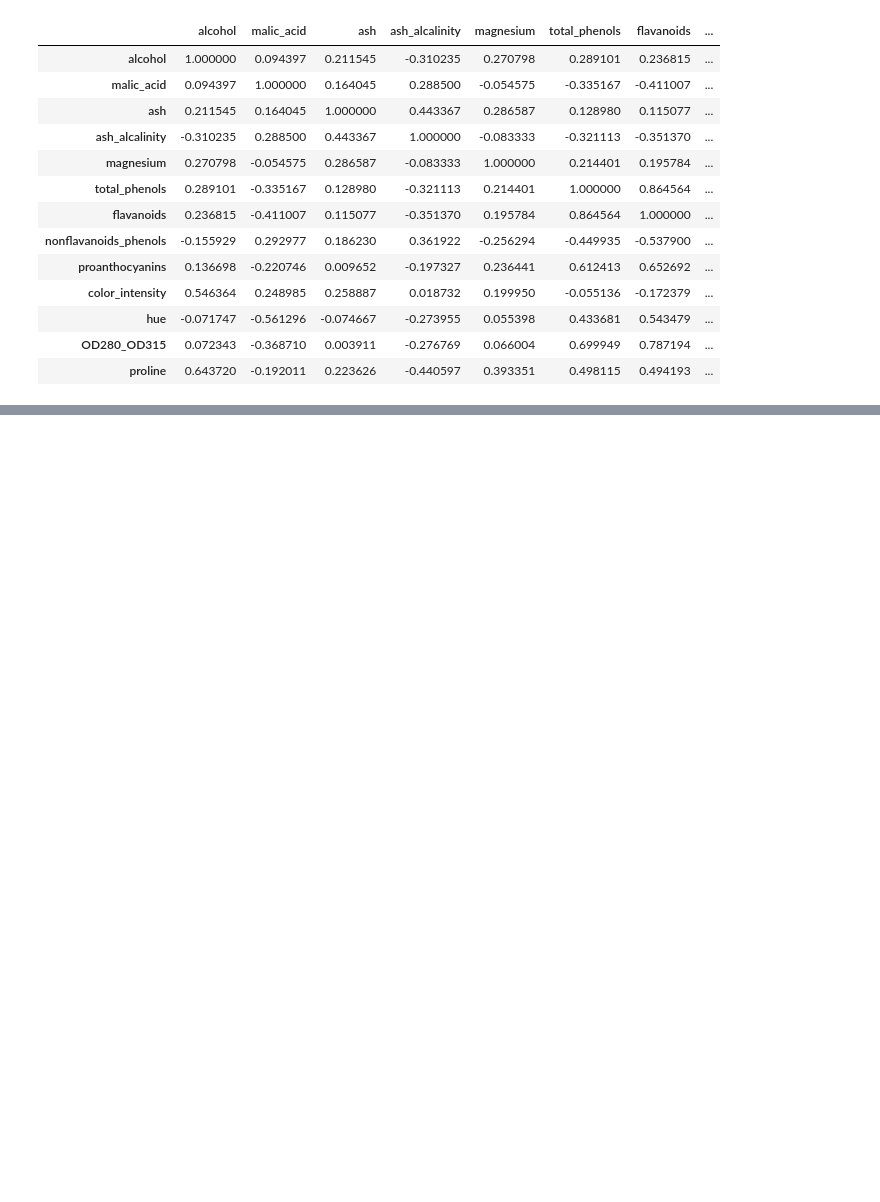
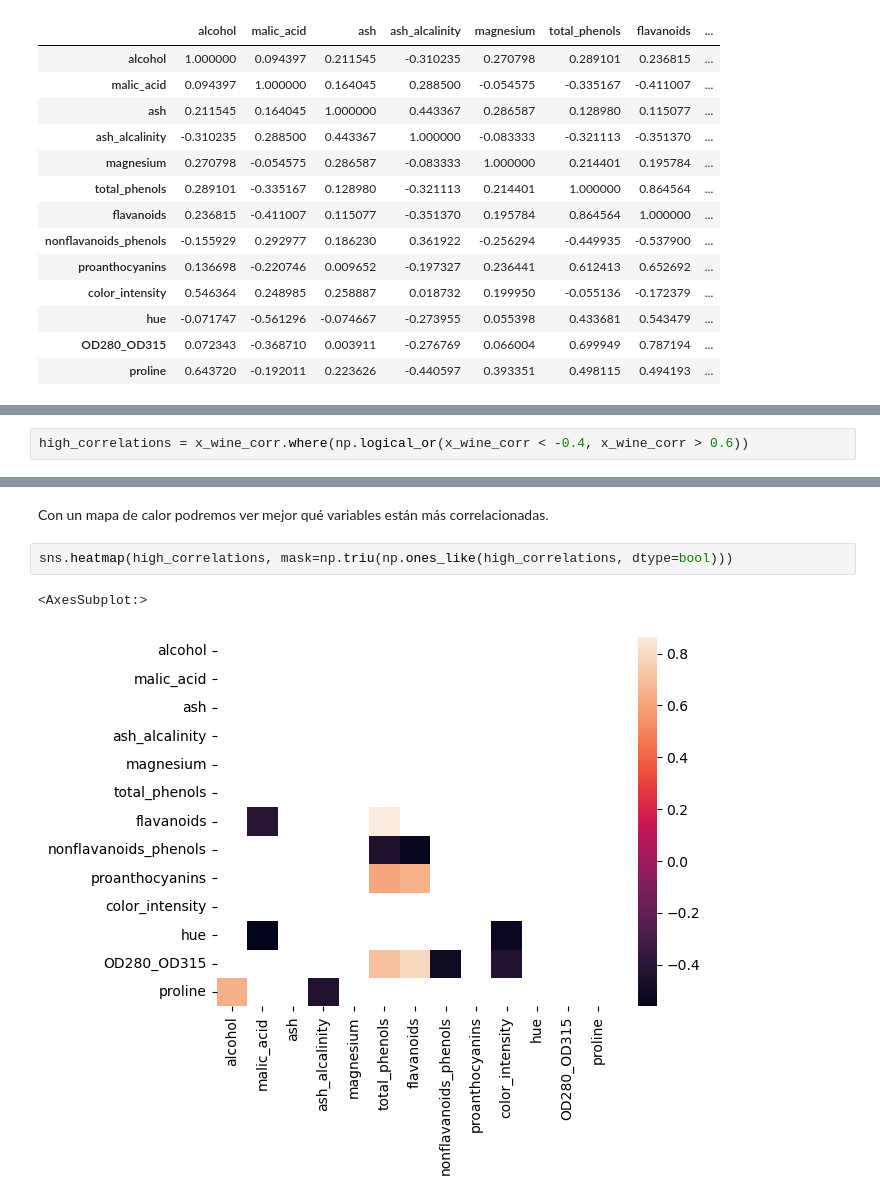
Before and after one commit to armandolezama/wine_analysis, a Jupyter notebook: sandbox.ipynb, the cells around one changed output, grey strips where cells are left out. Saved outputs shown, nothing was run; the diff lists cells and outputs as text; blank space fills up the shorter version.

```diff
--- a/sandbox.ipynb
+++ b/sandbox.ipynb
@@ -98,0 +152,2 @@ x_wine.corr()
+# %%
+high_correlations = x_wine_corr.where(np.logical_or(x_wine_corr < -0.4, x_wine_corr > 0.6))
@@ -98,0 +171,7 @@ x_wine.corr()
+# %% [markdown]
+Con un mapa de calor podremos ver mejor qué variables están más correlacionadas.
+# %%
+sns.heatmap(high_correlations, mask=np.triu(np.ones_like(high_correlations, dtype=bool)))
+# %% [output]
+<AxesSubplot:>
+[figure, added]
```
Also changed, not shown: parts of 32 cells of this notebook.
